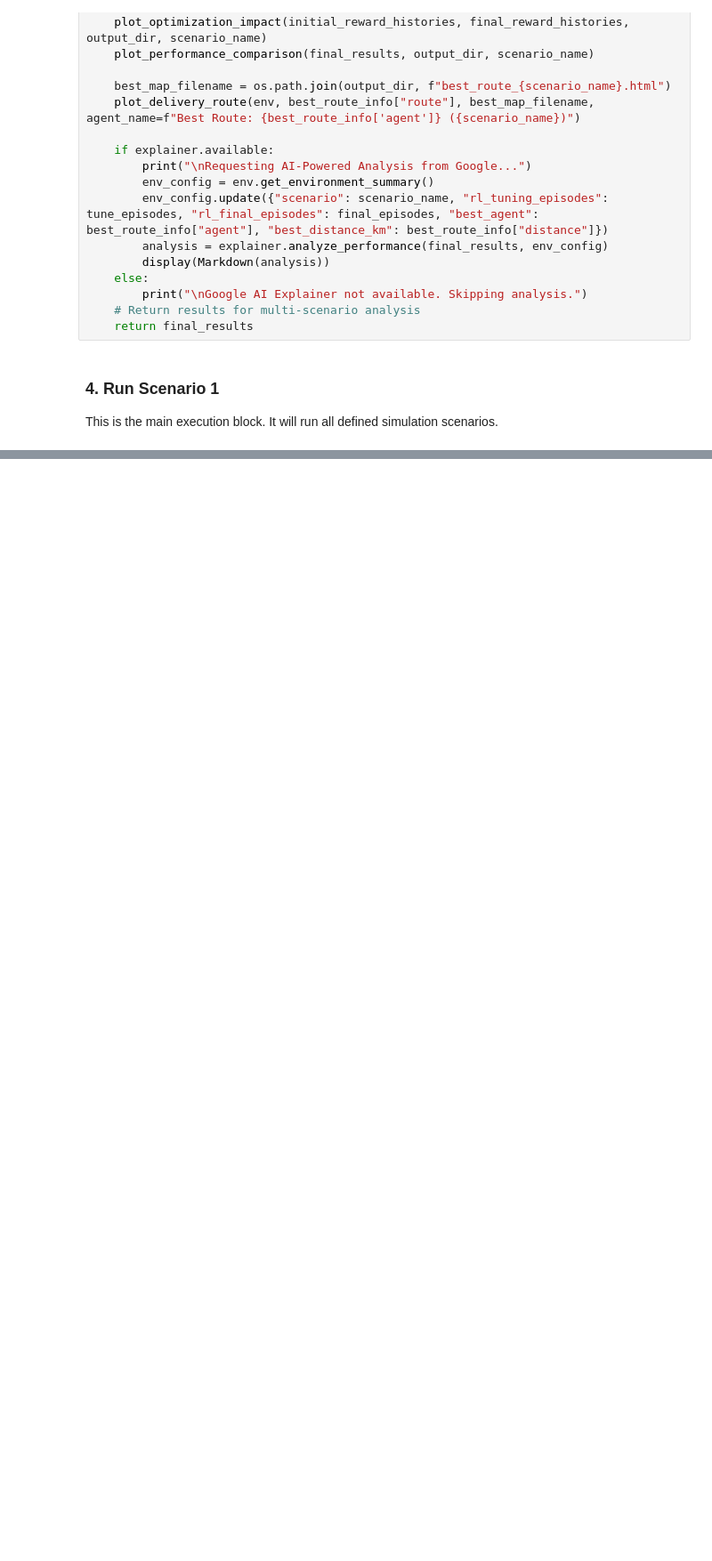
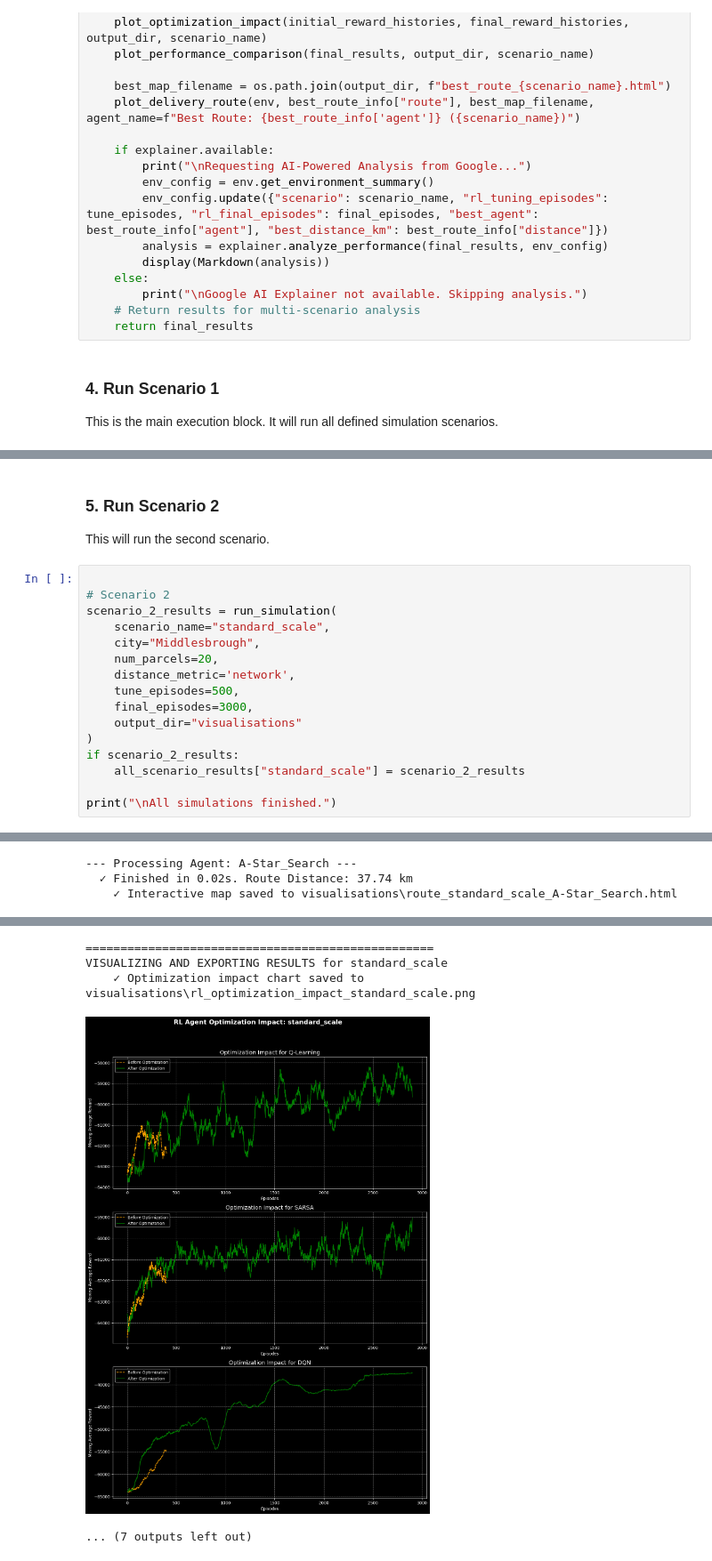
Before and after one commit to s3527013/AI_ICA, a Jupyter notebook: delivery_optimisation.ipynb, the cells around one changed output, grey strips where cells are left out. Shown at 89% size. Saved outputs shown, nothing was run; the diff lists cells and outputs as text; blank space fills up the shorter version.

```diff
--- a/delivery_optimisation.ipynb
+++ b/delivery_optimisation.ipynb
@@ -421,0 +278,20 @@ This chart provides a direct visual comparison of algorithm performance across t
+# %% [markdown]
+### 5. Run Scenario 2
+This will run the second scenario.
+# %%
+
+# Scenario 2
+scenario_2_results = run_simulation(
+    scenario_name="standard_scale",
+    city="Middlesbrough",
+    num_parcels=20,
+    distance_metric='network',
+    tune_episodes=500,
+    final_episodes=3000,
+    output_dir="visualisations"
+)
+if scenario_2_results:
+    all_scenario_results["standard_scale"] = scenario_2_results
+
+print("\nAll simulations finished.")
+# %% [output]
@@ -421,0 +336,3 @@ This chart provides a direct visual comparison of algorithm performance across t
+--- Processing Agent: A-Star_Search ---
+  ✓ Finished in 0.02s. Route Distance: 37.74 km
+    ✓ Interactive map saved to visualisations\route_standard_scale_A-Star_Search.html
@@ -421,0 +340,5 @@ This chart provides a direct visual comparison of algorithm performance across t
+==================================================
+VISUALIZING AND EXPORTING RESULTS for standard_scale
+    ✓ Optimization impact chart saved to visualisations\rl_optimization_impact_standard_scale.png
+[figure, added]
+... (7 outputs left out)
```
Also changed, not shown: parts of 14 cells of this notebook, 28 other files.
